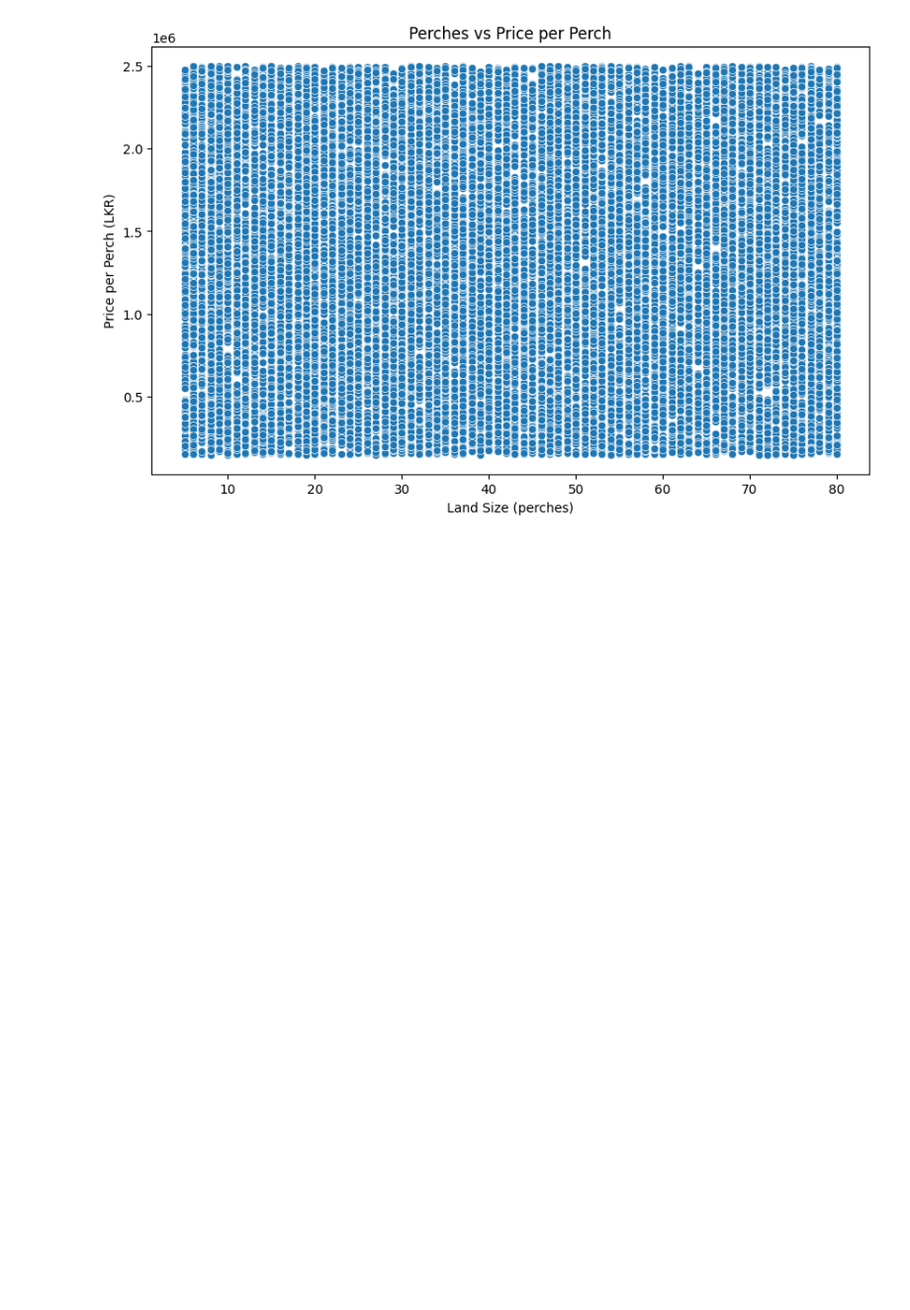
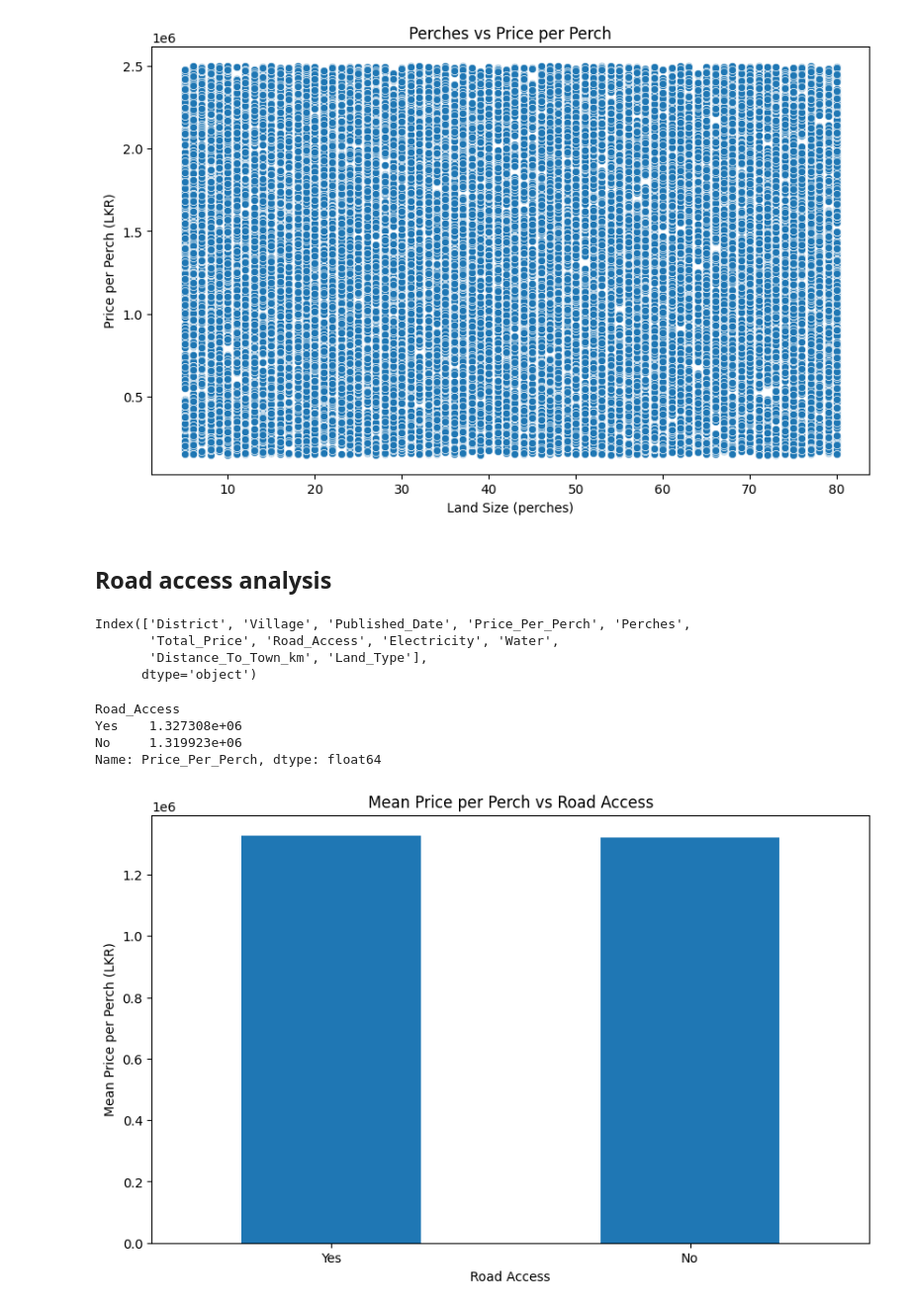
Before and after one commit to DhaneeraDulvanya/Sri-Lankan-Land-Price-Prediction-and-Real-Estate-Market-Analysis-System, a Jupyter notebook: notebooks/01_data_understandings.ipynb, the cells around one changed output. Shown at 99% size. Cells and saved outputs as stored; diff of their text form; code cells hidden in the pictures; blank space fills up the shorter version.

Commit message:
visualization for Road access vs price per perch

```diff
--- a/notebooks/01_data_understandings.ipynb
+++ b/notebooks/01_data_understandings.ipynb
@@ -328,3 +328,35 @@ plt.ylabel('Price per Perch (LKR)')
 plt.show()
 # %% [output]
 [figure]
+# %% [markdown]
+## Road access analysis
+# %%
+df.columns
+# %% [output]
+Index(['District', 'Village', 'Published_Date', 'Price_Per_Perch', 'Perches',
+       'Total_Price', 'Road_Access', 'Electricity', 'Water',
+       'Distance_To_Town_km', 'Land_Type'],
+      dtype='object')
+# %%
+road_price = (
+    df.groupby("Road_Access")["Price_Per_Perch"].mean().sort_values(ascending=False)
+)
+
+print(road_price)
+# %% [output]
+Road_Access
+Yes    1.327308e+06
+No     1.319923e+06
+Name: Price_Per_Perch, dtype: float64
+# %%
+# visualize the mean price per perch vs Road access
+plt.figure(figsize=(10, 6))
+
+road_price.plot(kind='bar')
+plt.title('Mean Price per Perch vs Road Access')
+plt.xlabel('Road Access')
+plt.ylabel('Mean Price per Perch (LKR)')
+plt.xticks(rotation=0)
+plt.show()
+# %% [output]
+[figure, added]
```
